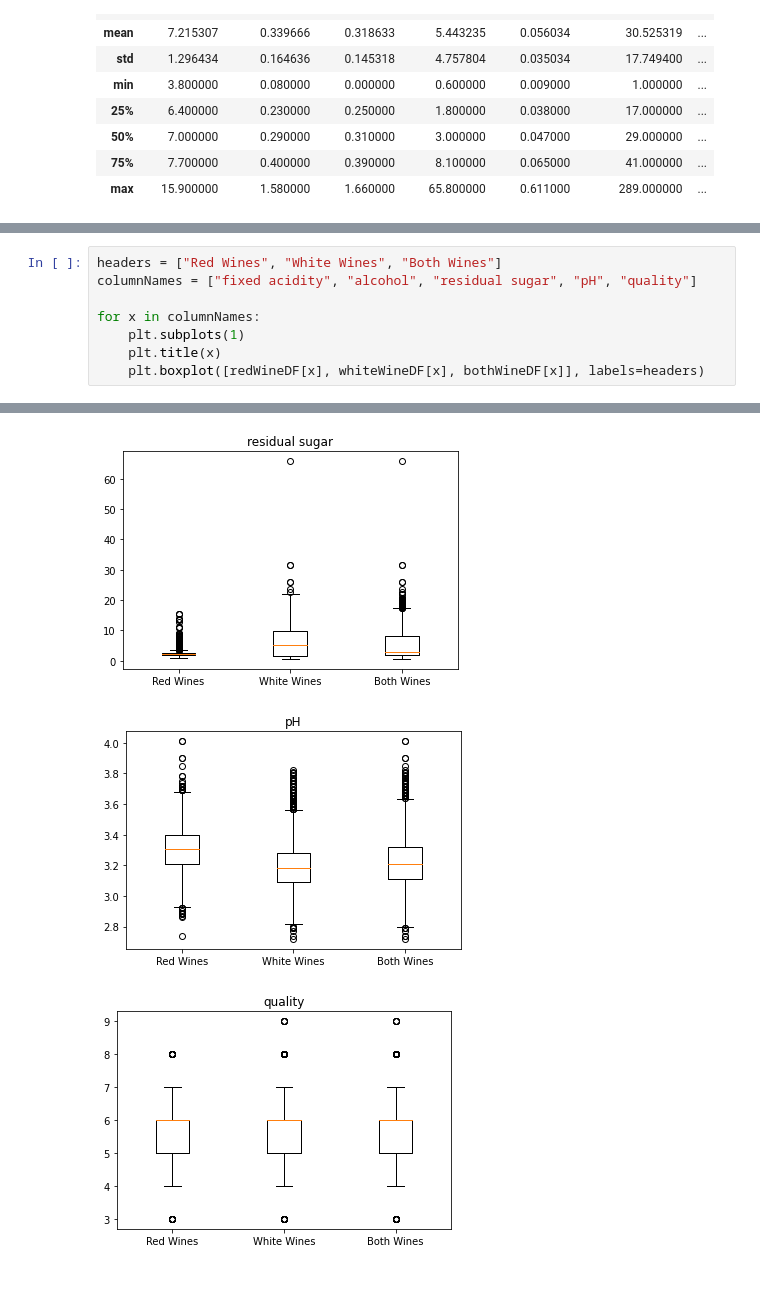
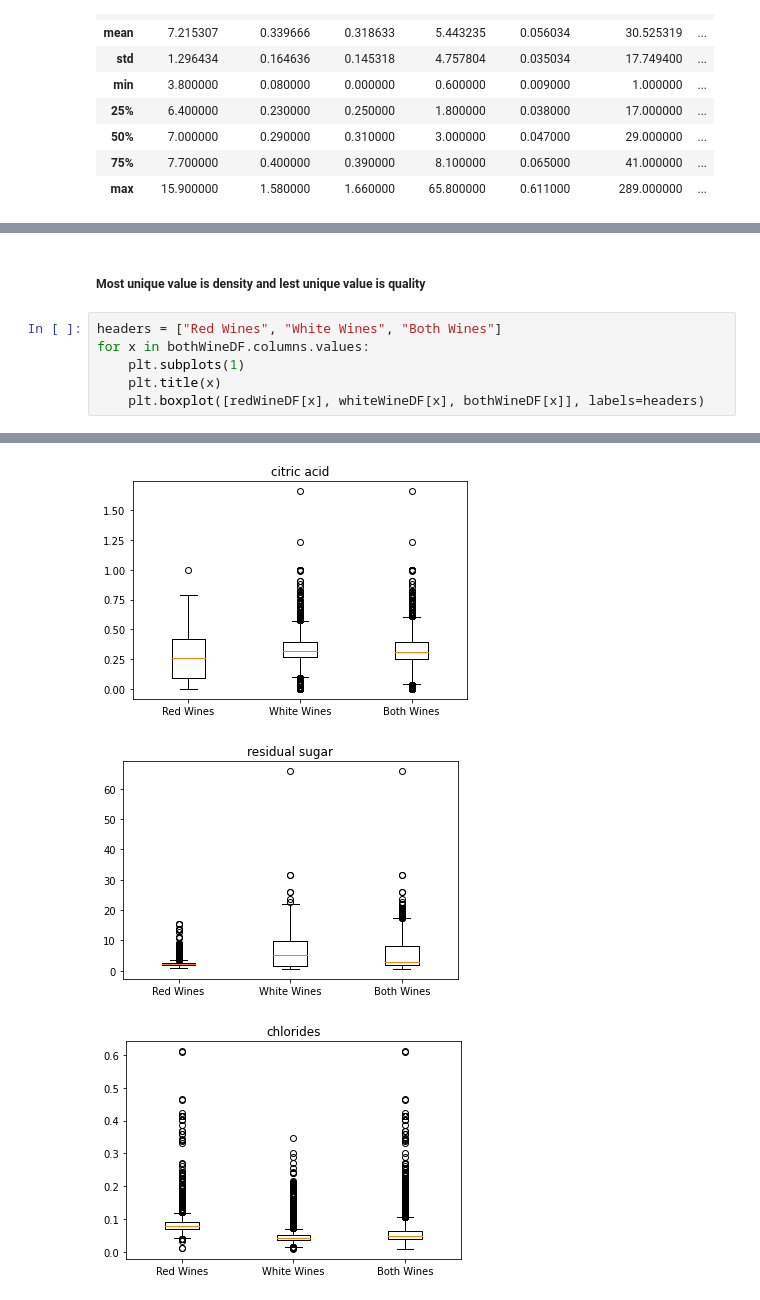
Before and after one commit to teddybeargun/COGS118B, a Jupyter notebook: WineEDA.ipynb, the cells around one changed output, grey strips where cells are left out. Cells and saved outputs as stored; diff of their text form.

```diff
--- a/WineEDA.ipynb
+++ b/WineEDA.ipynb
@@ -71,8 +106,8 @@ bothWineDF.describe()
+# %% [markdown]
+##### Most unique value is density and lest unique value is quality
 # %%
 headers = ["Red Wines", "White Wines", "Both Wines"]
-columnNames = ["fixed acidity", "alcohol", "residual sugar", "pH", "quality"]
-
-for x in columnNames:
+for x in bothWineDF.columns.values:
     plt.subplots(1)
     plt.title(x)
     plt.boxplot([redWineDF[x], whiteWineDF[x], bothWineDF[x]], labels=headers)
@@ -82,3 +117,3 @@ for x in columnNames:
-[figure, old version]
+[figure, new version]
-[figure, old version]
+[figure, new version]
-[figure, old version]
+[figure, new version]
```
Also changed, not shown: parts of 13 cells of this notebook.
